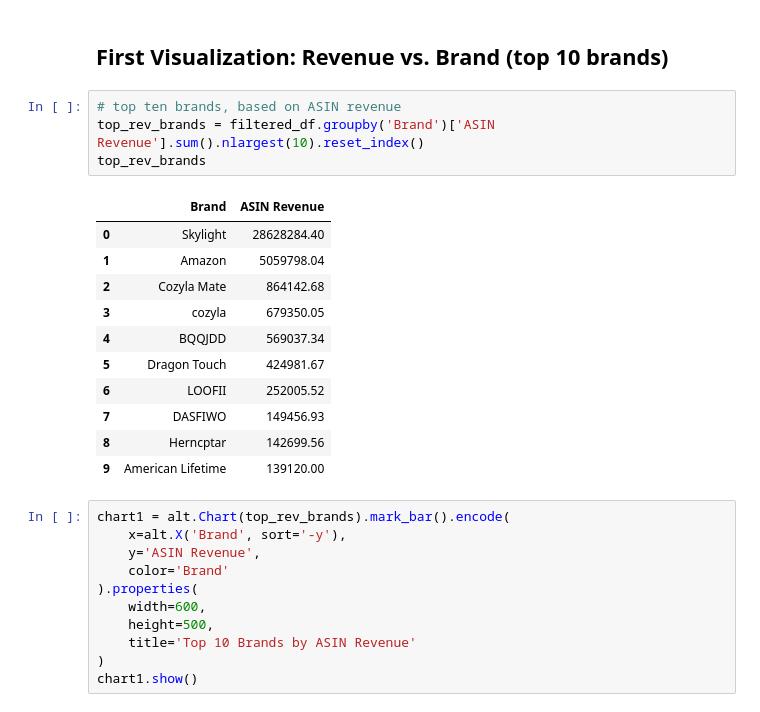
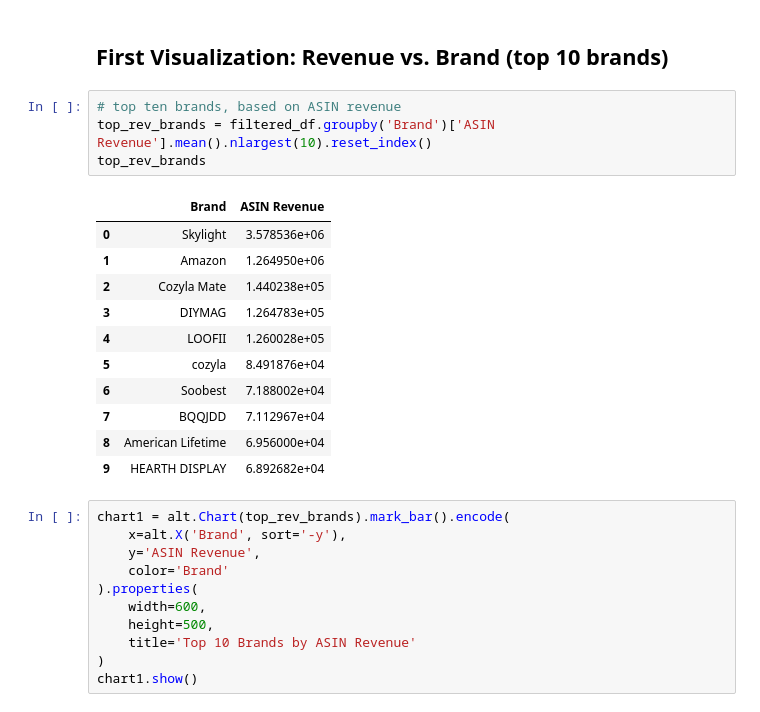
Before and after one commit to alayna302004/digital-calendar-amazon-e-commerce, a Jupyter notebook: digital_calendar_amazon_e_commerce_data_analysis.ipynb, the cells around one changed output. Cells and saved outputs as stored; diff of their text form.

```diff
--- a/digital_calendar_amazon_e_commerce_data_analysis.ipynb
+++ b/digital_calendar_amazon_e_commerce_data_analysis.ipynb
@@ -118,20 +118,20 @@ filtered_df
 ## First Visualization: Revenue vs. Brand (top 10 brands)
 # %%
 # top ten brands, based on ASIN revenue
-top_rev_brands = filtered_df.groupby('Brand')['ASIN Revenue'].sum().nlargest(10).reset_index()
+top_rev_brands = filtered_df.groupby('Brand')['ASIN Revenue'].mean().nlargest(10).reset_index()
 top_rev_brands
 # %% [output]
 |  | Brand | ASIN Revenue |
-| 0 | Skylight | 28628284.40 |
-| 1 | Amazon | 5059798.04 |
-| 2 | Cozyla Mate | 864142.68 |
-| 3 | cozyla | 679350.05 |
-| 4 | BQQJDD | 569037.34 |
-| 5 | Dragon Touch | 424981.67 |
-| 6 | LOOFII | 252005.52 |
-| 7 | DASFIWO | 149456.93 |
-| 8 | Herncptar | 142699.56 |
-| 9 | American Lifetime | 139120.00 |
+| 0 | Skylight | 3.578536e+06 |
+| 1 | Amazon | 1.264950e+06 |
+| 2 | Cozyla Mate | 1.440238e+05 |
+| 3 | DIYMAG | 1.264783e+05 |
+| 4 | LOOFII | 1.260028e+05 |
+| 5 | cozyla | 8.491876e+04 |
+| 6 | Soobest | 7.188002e+04 |
+| 7 | BQQJDD | 7.112967e+04 |
+| 8 | American Lifetime | 6.956000e+04 |
+| 9 | HEARTH DISPLAY | 6.892682e+04 |
 # %%
 chart1 = alt.Chart(top_rev_brands).mark_bar().encode(
     x=alt.X('Brand', sort='-y'),
```
Also changed, not shown: parts of 19 cells of this notebook.
